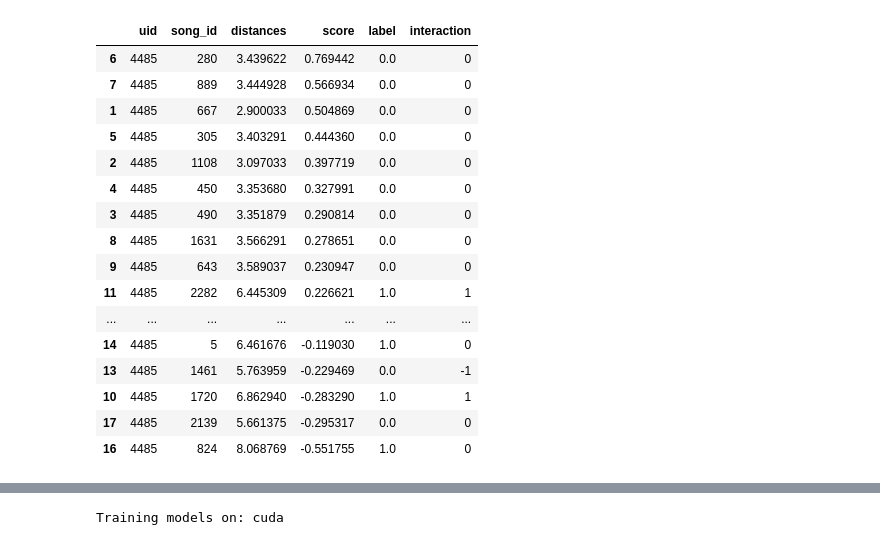
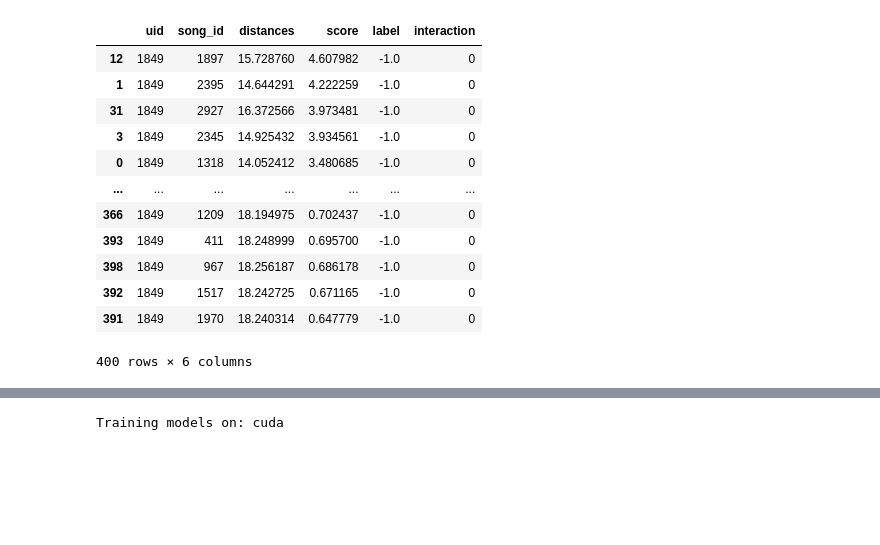
Before and after one commit to PaulusBoskabouter/TTIR, a Jupyter notebook: recommendations_and_eval.ipynb, the cells around one changed output, grey strips where cells are left out. Saved outputs shown, nothing was run; the diff lists cells and outputs as text; code cells hidden in the pictures; blank space fills up the shorter version.

Commit message:
Too much to write down. Added results, retrained the models based on our new accumalative interactions and binary label at 0.8. And added and fixed the final result dataframes.

```diff
--- a/recommendations_and_eval.ipynb
+++ b/recommendations_and_eval.ipynb
@@ -74,2 +75,23 @@ binary_index = np.array([i.tolist() for i in binary_embeddings.values()])
 non_binary_model.create_index(non_binary_index)
 binary_model.create_index(binary_index)
+# %%
+uids = []
+interactions = []
+
+user_item_data.groupby('uid')
+likes.groupby('uid')
+dislikes.groupby('uid')
+
+for user in user_item_data['uid'].unique():
+
+    uidata_subset = user_item_data[user_item_data['uid'] == user]
+
+    likes_subset = likes[(likes['uid'] == user) & (likes['item_id'].isin(uidata_subset['item_id'].unique()))]
+    dislikes_subset = dislikes[(dislikes['uid'] == user) & (dislikes['item_id'].isin(uidata_subset['item_id'].unique()))]
+
+    ints = (len(likes_subset) + len(dislikes_subset))/ len(uidata_subset)
+    uids.append(user)
+    interactions.append(ints)
+
+interaction_ratio = pd.DataFrame({'uid' : uids, 'ratio': interactions}).sort_values('ratio', ascending=False)
+interaction_ratio
@@ -75,0 +112,22 @@ binary_model.create_index(binary_index)
+# %%
+num_users = 100
+
+selected_users = interaction_ratio[:num_users]['uid'].to_list()
+duplicates = 0
+users = {}
+for user_features, song_embedding, label, interaction, user_id, song_id in samples.dataset:
+    if user_id.item() in selected_users:
+        if users.get(user_id.item()) is None:
+            users[user_id.item()] = {}
+            users[user_id.item()]['user_embed_bin'] = binary_model.user_pass(user_features.unsqueeze(0), user_id.unsqueeze(0)).detach().squeeze(0)
+            users[user_id.item()]['user_embed_nbin'] = non_binary_model.user_pass(user_features.unsqueeze(0), user_id.unsqueeze(0)).detach().squeeze(0)
+            users[user_id.item()]['song_data'] = {song_id.item(): (label.squeeze(0).tolist(), interaction.item())}
+
+
+        else:
+            if users[user_id.item()]['song_data'].get(song_id.item()) is not None:
+                duplicates += 1
+            users[user_id.item()]['song_data'][song_id.item()] = (label.squeeze(0).tolist(), interaction.item())
+
+
+duplicates
@@ -347,23 +268,19 @@ labels/total
 # %%
-bin_df[bin_df['uid']== 4485].sort_values('score', ascending=False)
+bin_df[bin_df['uid']== 1849].sort_values('score', ascending=False)
 # %% [output]
 |  | uid | song_id | distances | score | label | interaction |
-| 6 | 4485 | 280 | 3.439622 | 0.769442 | 0.0 | 0 |
-| 7 | 4485 | 889 | 3.444928 | 0.566934 | 0.0 | 0 |
-| 1 | 4485 | 667 | 2.900033 | 0.504869 | 0.0 | 0 |
-| 5 | 4485 | 305 | 3.403291 | 0.444360 | 0.0 | 0 |
-| 2 | 4485 | 1108 | 3.097033 | 0.397719 | 0.0 | 0 |
-| 4 | 4485 | 450 | 3.353680 | 0.327991 | 0.0 | 0 |
-| 3 | 4485 | 490 | 3.351879 | 0.290814 | 0.0 | 0 |
-| 8 | 4485 | 1631 | 3.566291 | 0.278651 | 0.0 | 0 |
-| 9 | 4485 | 643 | 3.589037 | 0.230947 | 0.0 | 0 |
-| 11 | 4485 | 2282 | 6.445309 | 0.226621 | 1.0 | 1 |
+| 12 | 1849 | 1897 | 15.728760 | 4.607982 | -1.0 | 0 |
+| 1 | 1849 | 2395 | 14.644291 | 4.222259 | -1.0 | 0 |
+| 31 | 1849 | 2927 | 16.372566 | 3.973481 | -1.0 | 0 |
+| 3 | 1849 | 2345 | 14.925432 | 3.934561 | -1.0 | 0 |
+| 0 | 1849 | 1318 | 14.052412 | 3.480685 | -1.0 | 0 |
 | ... | ... | ... | ... | ... | ... | ... |
-| 14 | 4485 | 5 | 6.461676 | -0.119030 | 1.0 | 0 |
-| 13 | 4485 | 1461 | 5.763959 | -0.229469 | 0.0 | -1 |
-| 10 | 4485 | 1720 | 6.862940 | -0.283290 | 1.0 | 1 |
-| 17 | 4485 | 2139 | 5.661375 | -0.295317 | 0.0 | 0 |
-| 16 | 4485 | 824 | 8.068769 | -0.551755 | 1.0 | 0 |
+| 366 | 1849 | 1209 | 18.194975 | 0.702437 | -1.0 | 0 |
+| 393 | 1849 | 411 | 18.248999 | 0.695700 | -1.0 | 0 |
+| 398 | 1849 | 967 | 18.256187 | 0.686178 | -1.0 | 0 |
+| 392 | 1849 | 1517 | 18.242725 | 0.671165 | -1.0 | 0 |
+| 391 | 1849 | 1970 | 18.240314 | 0.647779 | -1.0 | 0 |
+400 rows × 6 columns
 # %%
 nbin_df = pd.DataFrame(
             data = {"uid": total_users,
```
Also changed, not shown: parts of 14 cells of this notebook, 13 other files.
